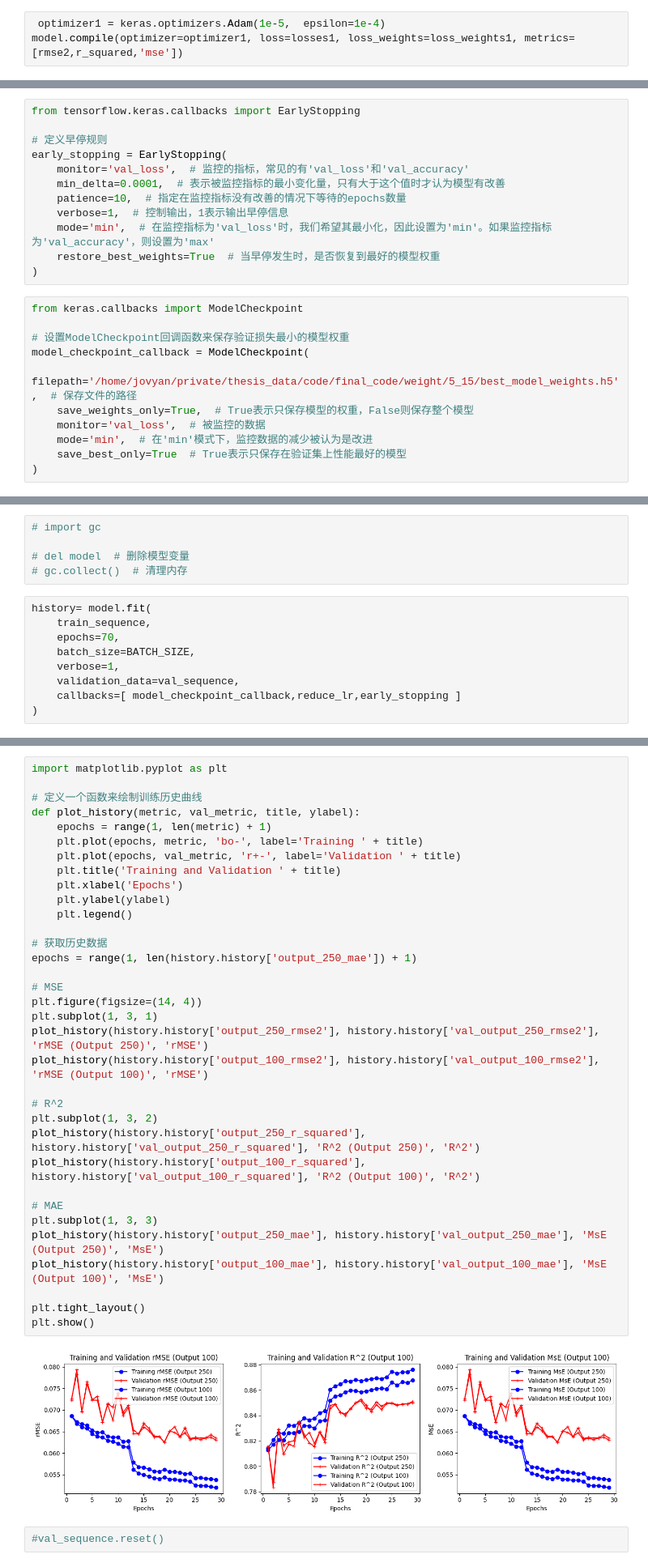
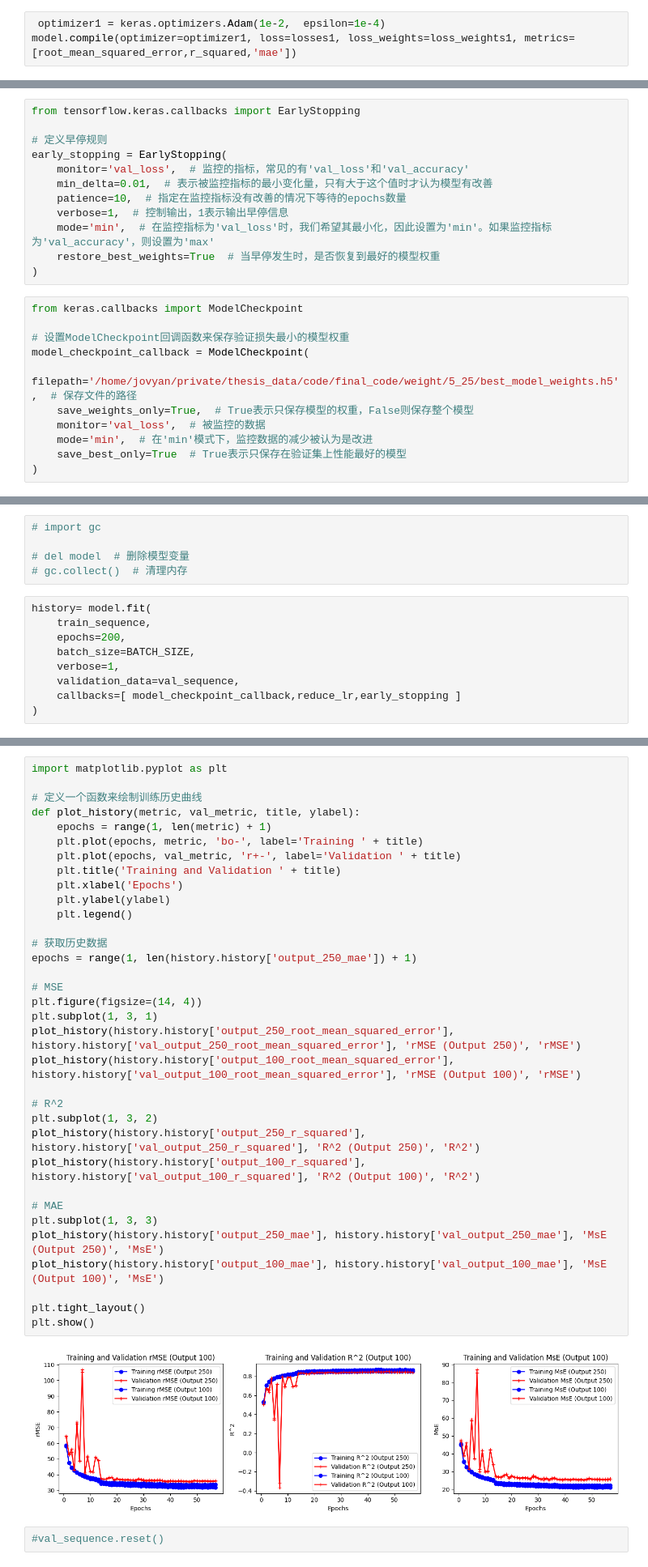
Before and after one commit to liuyi0316/deep-learning-based-multi-source-data-fusion-for-biomass-estimation, a Jupyter notebook: multimodal.ipynb, the cells around one changed output, grey strips where cells are left out. Shown at 81% size. Saved outputs shown, nothing was run; the diff lists cells and outputs as text.

```diff
--- a/multimodal.ipynb
+++ b/multimodal.ipynb
@@ -617,8 +605,8 @@ class DetectNaNCallback(Callback):
             print(f'NaN detected in weights at epoch {epoch}')
             self.model.stop_training = True
 # %%
- optimizer1 = keras.optimizers.Adam(1e-5,  epsilon=1e-4)
-model.compile(optimizer=optimizer1, loss=losses1, loss_weights=loss_weights1, metrics=[rmse2,r_squared,'mse'])
+ optimizer1 = keras.optimizers.Adam(1e-2,  epsilon=1e-4)
+model.compile(optimizer=optimizer1, loss=losses1, loss_weights=loss_weights1, metrics=[root_mean_squared_error,r_squared,'mae'])
 # %%
 #model.load_weights("/home/jovyan/private/thesis_data/code/final_code/weight/5_5/14_mae_best_model_weights.h5")
 # %%
@@ -641,7 +629,7 @@ from tensorflow.keras.callbacks import EarlyStopping
 # 定义早停规则
 early_stopping = EarlyStopping(
     monitor='val_loss',  # 监控的指标，常见的有'val_loss'和'val_accuracy'
-    min_delta=0.0001,  # 表示被监控指标的最小变化量，只有大于这个值时才认为模型有改善
+    min_delta=0.01,  # 表示被监控指标的最小变化量，只有大于这个值时才认为模型有改善
     patience=10,  # 指定在监控指标没有改善的情况下等待的epochs数量
     verbose=1,  # 控制输出，1表示输出早停信息
     mode='min',  # 在监控指标为'val_loss'时，我们希望其最小化，因此设置为'min'。如果监控指标为'val_accuracy'，则设置为'max'
@@ -652,7 +640,7 @@ from keras.callbacks import ModelCheckpoint
 
 # 设置ModelCheckpoint回调函数来保存验证损失最小的模型权重
 model_checkpoint_callback = ModelCheckpoint(
-    filepath='/home/jovyan/private/thesis_data/code/final_code/weight/5_15/best_model_weights.h5',  # 保存文件的路径
+    filepath='/home/jovyan/private/thesis_data/code/final_code/weight/5_25/best_model_weights.h5',  # 保存文件的路径
     save_weights_only=True,  # True表示只保存模型的权重，False则保存整个模型
     monitor='val_loss',  # 被监控的数据
     mode='min',  # 在'min'模式下，监控数据的减少被认为是改进
@@ -668,7 +656,7 @@ model_checkpoint_callback = ModelCheckpoint(
 # %%
 history= model.fit(
     train_sequence,
-    epochs=70,
+    epochs=200,
     batch_size=BATCH_SIZE,
     verbose=1,
     validation_data=val_sequence,
@@ -716,36 +704,36 @@ import matplotlib.pyplot as plt
 # 定义一个函数来绘制训练历史曲线
 def plot_history(metric, val_metric, title, ylabel):
     epochs = range(1, len(metric) + 1)
     plt.plot(epochs, metric, 'bo-', label='Training ' + title)
     plt.plot(epochs, val_metric, 'r+-', label='Validation ' + title)
     plt.title('Training and Validation ' + title)
     plt.xlabel('Epochs')
     plt.ylabel(ylabel)
     plt.legend()
 
 # 获取历史数据
 epochs = range(1, len(history.history['output_250_mae']) + 1)
 
 # MSE
 plt.figure(figsize=(14, 4))
 plt.subplot(1, 3, 1)
-plot_history(history.history['output_250_rmse2'], history.history['val_output_250_rmse2'], 'rMSE (Output 250)', 'rMSE')
-plot_history(history.history['output_100_rmse2'], history.history['val_output_100_rmse2'], 'rMSE (Output 100)', 'rMSE')
+plot_history(history.history['output_250_root_mean_squared_error'], history.history['val_output_250_root_mean_squared_error'], 'rMSE (Output 250)', 'rMSE')
+plot_history(history.history['output_100_root_mean_squared_error'], history.history['val_output_100_root_mean_squared_error'], 'rMSE (Output 100)', 'rMSE')
 
 # R^2
 plt.subplot(1, 3, 2)
 plot_history(history.history['output_250_r_squared'], history.history['val_output_250_r_squared'], 'R^2 (Output 250)', 'R^2')
 plot_history(history.history['output_100_r_squared'], history.history['val_output_100_r_squared'], 'R^2 (Output 100)', 'R^2')
 
 # MAE
 plt.subplot(1, 3, 3)
 plot_history(history.history['output_250_mae'], history.history['val_output_250_mae'], 'MsE (Output 250)', 'MsE')
 plot_history(history.history['output_100_mae'], history.history['val_output_100_mae'], 'MsE (Output 100)', 'MsE')
 
 plt.tight_layout()
 plt.show()
 # %% [output]
-[figure, old version]
+[figure, new version]
 # %%
 #val_sequence.reset()
 # %%
```
Also changed, not shown: parts of 22 cells of this notebook.
